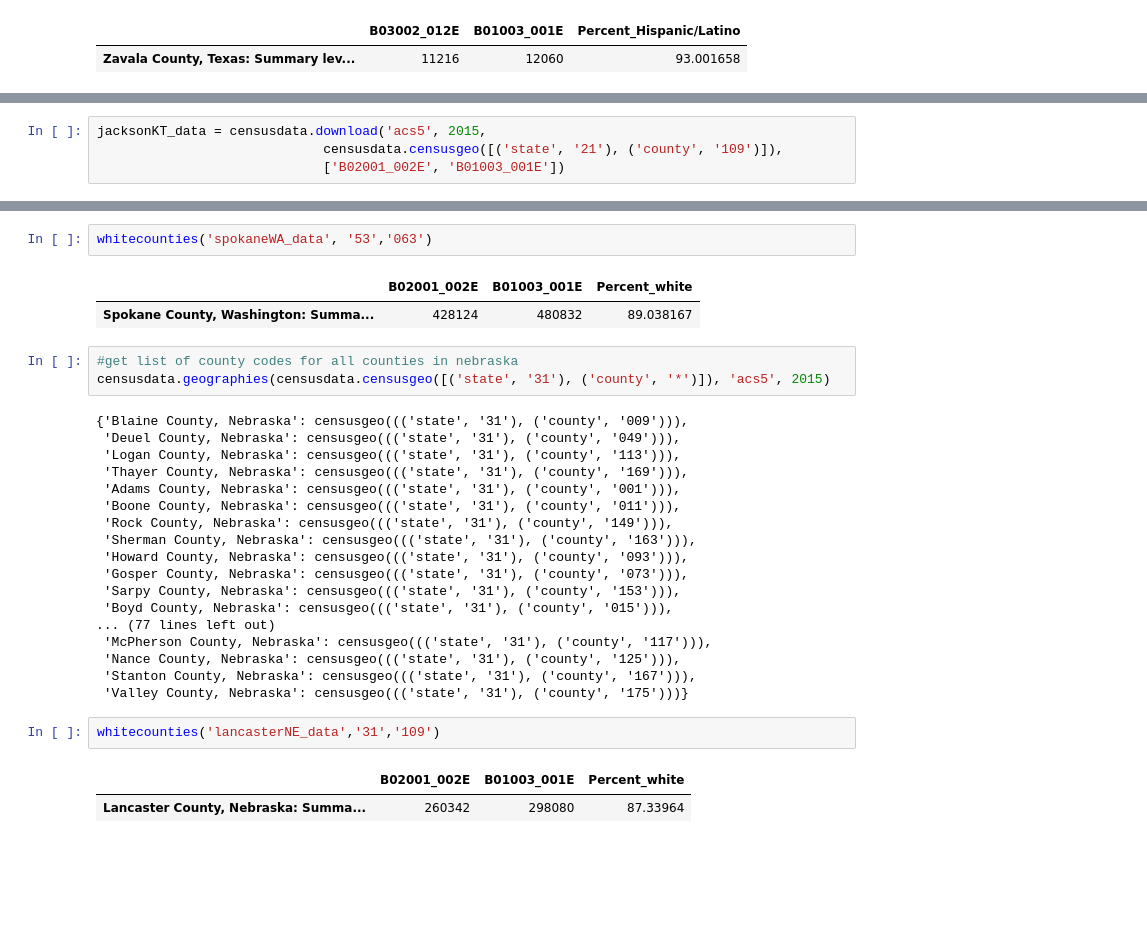
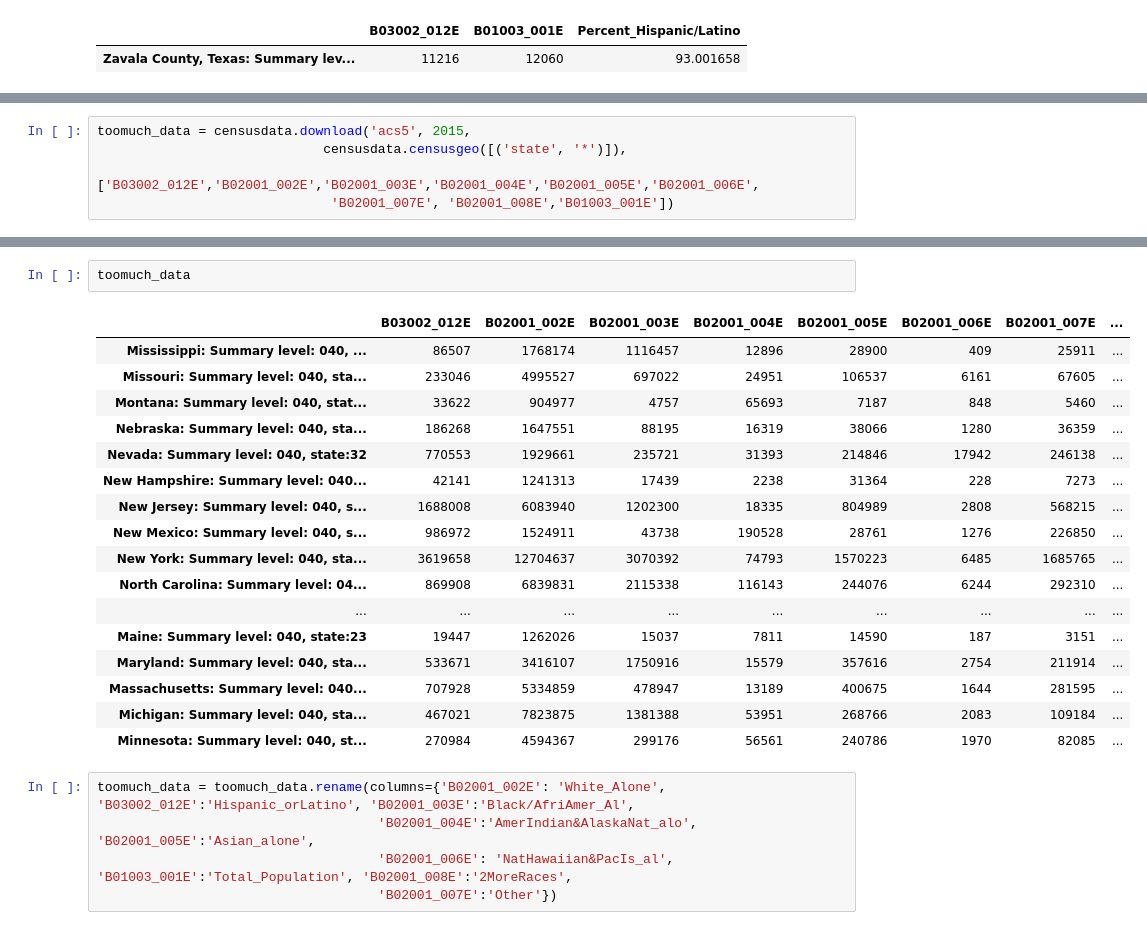
Before and after one commit to kitty-cat-catania/activity-, a Jupyter notebook: Gabi_dev.ipynb, the cells around one changed output, grey strips where cells are left out. Drawn from its saved outputs; the diff is of its cells as text; blank space fills up the shorter version.

```diff
--- a/Gabi_dev.ipynb
+++ b/Gabi_dev.ipynb
@@ -495,4 +477,5 @@ censusdata.geographies(censusdata.censusgeo([('state', '21'), ('county', '*')]),
 # %%
-jacksonKT_data = censusdata.download('acs5', 2015,
-                             censusdata.censusgeo([('state', '21'), ('county', '109')]),
-                             ['B02001_002E', 'B01003_001E'])
+toomuch_data = censusdata.download('acs5', 2015,
+                             censusdata.censusgeo([('state', '*')]),
+                             ['B03002_012E','B02001_002E','B02001_003E','B02001_004E','B02001_005E','B02001_006E',
+                              'B02001_007E', 'B02001_008E','B01003_001E'])
@@ -602,31 +482,25 @@ censusdata.geographies(censusdata.censusgeo([('state', '53'), ('county', '*')]),
-# %%
-whitecounties('spokaneWA_data', '53','063')
-# %% [output]
-|  | B02001_002E | B01003_001E | Percent_white |
-| Spokane County, Washington: Summa... | 428124 | 480832 | 89.038167 |
-# %%
-#get list of county codes for all counties in nebraska
-censusdata.geographies(censusdata.censusgeo([('state', '31'), ('county', '*')]), 'acs5', 2015)
-# %% [output]
-{'Blaine County, Nebraska': censusgeo((('state', '31'), ('county', '009'))),
- 'Deuel County, Nebraska': censusgeo((('state', '31'), ('county', '049'))),
- 'Logan County, Nebraska': censusgeo((('state', '31'), ('county', '113'))),
- 'Thayer County, Nebraska': censusgeo((('state', '31'), ('county', '169'))),
- 'Adams County, Nebraska': censusgeo((('state', '31'), ('county', '001'))),
- 'Boone County, Nebraska': censusgeo((('state', '31'), ('county', '011'))),
- 'Rock County, Nebraska': censusgeo((('state', '31'), ('county', '149'))),
- 'Sherman County, Nebraska': censusgeo((('state', '31'), ('county', '163'))),
- 'Howard County, Nebraska': censusgeo((('state', '31'), ('county', '093'))),
- 'Gosper County, Nebraska': censusgeo((('state', '31'), ('county', '073'))),
- 'Sarpy County, Nebraska': censusgeo((('state', '31'), ('county', '153'))),
- 'Boyd County, Nebraska': censusgeo((('state', '31'), ('county', '015'))),
-... (77 lines left out)
- 'McPherson County, Nebraska': censusgeo((('state', '31'), ('county', '117'))),
- 'Nance County, Nebraska': censusgeo((('state', '31'), ('county', '125'))),
- 'Stanton County, Nebraska': censusgeo((('state', '31'), ('county', '167'))),
- 'Valley County, Nebraska': censusgeo((('state', '31'), ('county', '175')))}
-# %%
-whitecounties('lancasterNE_data','31','109')
-# %% [output]
-|  | B02001_002E | B01003_001E | Percent_white |
-| Lancaster County, Nebraska: Summa... | 260342 | 298080 | 87.33964 |
+# %%
+toomuch_data
+# %% [output]
+|  | B03002_012E | B02001_002E | B02001_003E | B02001_004E | B02001_005E | B02001_006E | B02001_007E | ... |
+| Mississippi: Summary level: 040, ... | 86507 | 1768174 | 1116457 | 12896 | 28900 | 409 | 25911 | ... |
+| Missouri: Summary level: 040, sta... | 233046 | 4995527 | 697022 | 24951 | 106537 | 6161 | 67605 | ... |
+| Montana: Summary level: 040, stat... | 33622 | 904977 | 4757 | 65693 | 7187 | 848 | 5460 | ... |
+| Nebraska: Summary level: 040, sta... | 186268 | 1647551 | 88195 | 16319 | 38066 | 1280 | 36359 | ... |
+| Nevada: Summary level: 040, state:32 | 770553 | 1929661 | 235721 | 31393 | 214846 | 17942 | 246138 | ... |
+| New Hampshire: Summary level: 040... | 42141 | 1241313 | 17439 | 2238 | 31364 | 228 | 7273 | ... |
+| New Jersey: Summary level: 040, s... | 1688008 | 6083940 | 1202300 | 18335 | 804989 | 2808 | 568215 | ... |
+| New Mexico: Summary level: 040, s... | 986972 | 1524911 | 43738 | 190528 | 28761 | 1276 | 226850 | ... |
+| New York: Summary level: 040, sta... | 3619658 | 12704637 | 3070392 | 74793 | 1570223 | 6485 | 1685765 | ... |
+| North Carolina: Summary level: 04... | 869908 | 6839831 | 2115338 | 116143 | 244076 | 6244 | 292310 | ... |
+| ... | ... | ... | ... | ... | ... | ... | ... | ... |
+| Maine: Summary level: 040, state:23 | 19447 | 1262026 | 15037 | 7811 | 14590 | 187 | 3151 | ... |
+| Maryland: Summary level: 040, sta... | 533671 | 3416107 | 1750916 | 15579 | 357616 | 2754 | 211914 | ... |
+| Massachusetts: Summary level: 040... | 707928 | 5334859 | 478947 | 13189 | 400675 | 1644 | 281595 | ... |
+| Michigan: Summary level: 040, sta... | 467021 | 7823875 | 1381388 | 53951 | 268766 | 2083 | 109184 | ... |
+| Minnesota: Summary level: 040, st... | 270984 | 4594367 | 299176 | 56561 | 240786 | 1970 | 82085 | ... |
+# %%
+toomuch_data = toomuch_data.rename(columns={'B02001_002E': 'White_Alone', 'B03002_012E':'Hispanic_orLatino', 'B02001_003E':'Black/AfriAmer_Al',
+                                    'B02001_004E':'AmerIndian&AlaskaNat_alo', 'B02001_005E':'Asian_alone',
+                                    'B02001_006E': 'NatHawaiian&PacIs_al', 'B01003_001E':'Total_Population', 'B02001_008E':'2MoreRaces',
+                                    'B02001_007E':'Other'})
```
Also changed, not shown: parts of 26 cells of this notebook, 4 other files.
